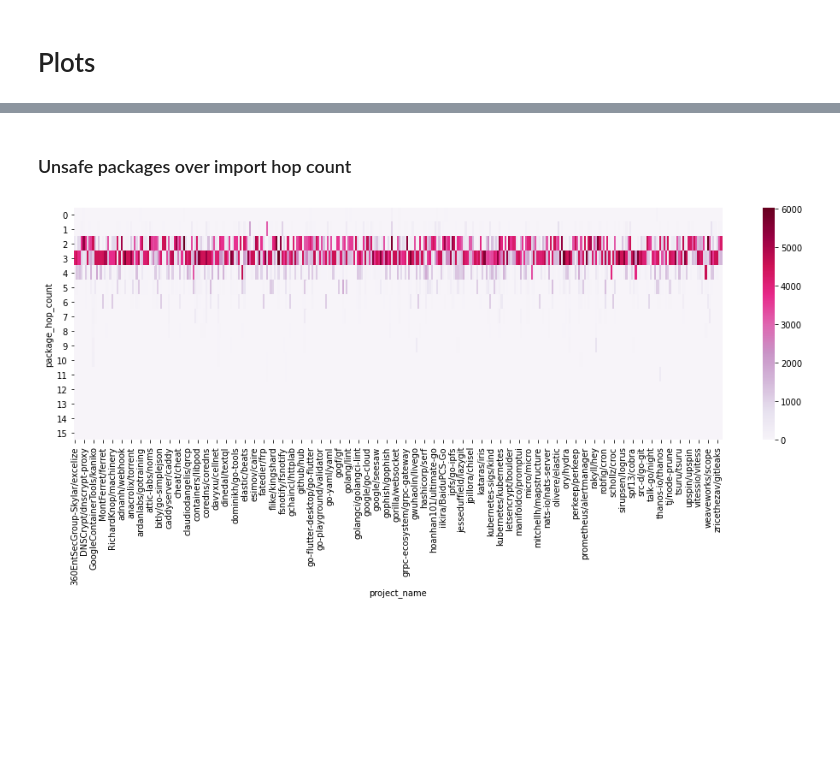
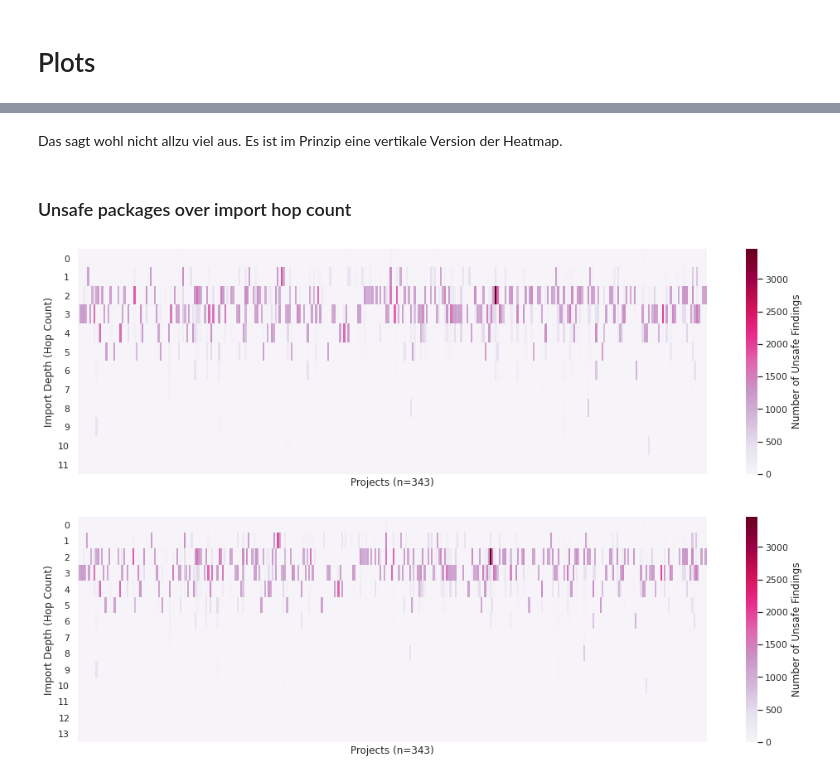
Before and after one commit to jlauinger/master-of-science, a Jupyter notebook: code/data-survey/analysis/Eval2-Scratch.ipynb, the cells around one changed output, grey strips where cells are left out. Drawn from its saved outputs; the diff is of its cells as text; code cells hidden in the pictures; blank space fills up the shorter version.

```diff
--- a/code/data-survey/analysis/Eval2-Scratch.ipynb
+++ b/code/data-survey/analysis/Eval2-Scratch.ipynb
@@ -173,0 +292,21 @@ pd.merge(geiger_df, packages_df, how='left',
+# %%
+pkgs = packages_df.drop_duplicates(subset=['import_path', 'module_path', 'module_version'])
+
+indexed_df = packages_df.set_index(['import_path', 'module_path', 'module_version'])
+
+print("todo: {}".format(len(pkgs)))
+
+for i, pkg in pkgs.iterrows():
+    #subset_df = indexed_df[(indexed_df['import_path']==pkg.import_path)&
+    #                       (indexed_df['module_path']==pkg.module_path)&
+    #                       (indexed_df['module_version']==pkg.module_version)]
+    subset_df = indexed_df.loc[(pkg.import_path, pkg.module_path, pkg.module_version)]
+    subset = subset_df['package_unsafe_sum']
+
+    if len(set(subset)) > 1:
+        print("{}: {}, {}, {}".format(len(set(subset)), pkg.import_path, pkg.module_path, pkg.module_version))
+        print(subset_df.reset_index())
+        break
+
+    if i % 500 == 0:
+        print("...{}".format(i))
@@ -176,24 +649,55 @@ pd.merge(geiger_df, packages_df, how='left',
+# %% [markdown]
+Das sagt wohl nicht allzu viel aus. Es ist im Prinzip eine vertikale Version der Heatmap.
 # %% [markdown]
 ### Unsafe packages over import hop count
+# %%
+## Version 1: number of unsafe findings of unsafe packages over hop count
+
+df = packages_df\
+    [(packages_df['is_standard']==False)&(packages_df['package_unsafe_sum']>0)]\
+    .groupby(['project_name', 'package_hop_count'])['package_unsafe_sum'].sum()\
+    .unstack().fillna(0).T
+
+# plot heatmap
+fig, ax = plt.subplots(figsize=(17,5))
+sns.heatmap(df, ax=ax, cmap='PuRd', cbar_kws={'label': 'Number of Unsafe Findings'})
+
+# y labeling
+for item in ax.get_yticklabels():
+    item.set_rotation(0)
+
+plt.ylabel('Import Depth (Hop Count)')
+
+# x labeling
+ax.set_xticks([])
+plt.xlabel("Projects (n={})".format(packages_df['project_name'].nunique()))
+
+plt.show()
+# %% [output]
+[figure, added]
 # %%
-## Version 1: number of unsafe findings of all packages over hop count
+## Version 2: number of unsafe findings of all packages over hop count
 
 df = packages_df\
+    [packages_df['is_standard']==False]\
     .groupby(['project_name', 'package_hop_count'])['package_unsafe_sum'].sum()\
     .unstack().fillna(0).T
 
 # plot heatmap
 fig, ax = plt.subplots(figsize=(17,5))
-sns.heatmap(df, ax=ax, cmap='PuRd')
+sns.heatmap(df, ax=ax, cmap='PuRd', cbar_kws={'label': 'Number of Unsafe Findings'})
 
-# turn the axis label
+# y labeling
 for item in ax.get_yticklabels():
     item.set_rotation(0)
 
-for item in ax.get_xticklabels():
-    item.set_rotation(90)
+plt.ylabel('Import Depth (Hop Count)')
+
+# x labeling
+ax.set_xticks([])
+plt.xlabel("Projects (n={})".format(packages_df['project_name'].nunique()))
 
 plt.show()
 # %% [output]
-[figure, old version]
+[figure, new version]
 # %%
```
Also changed, not shown: parts of 80 cells of this notebook, 3 other files.
